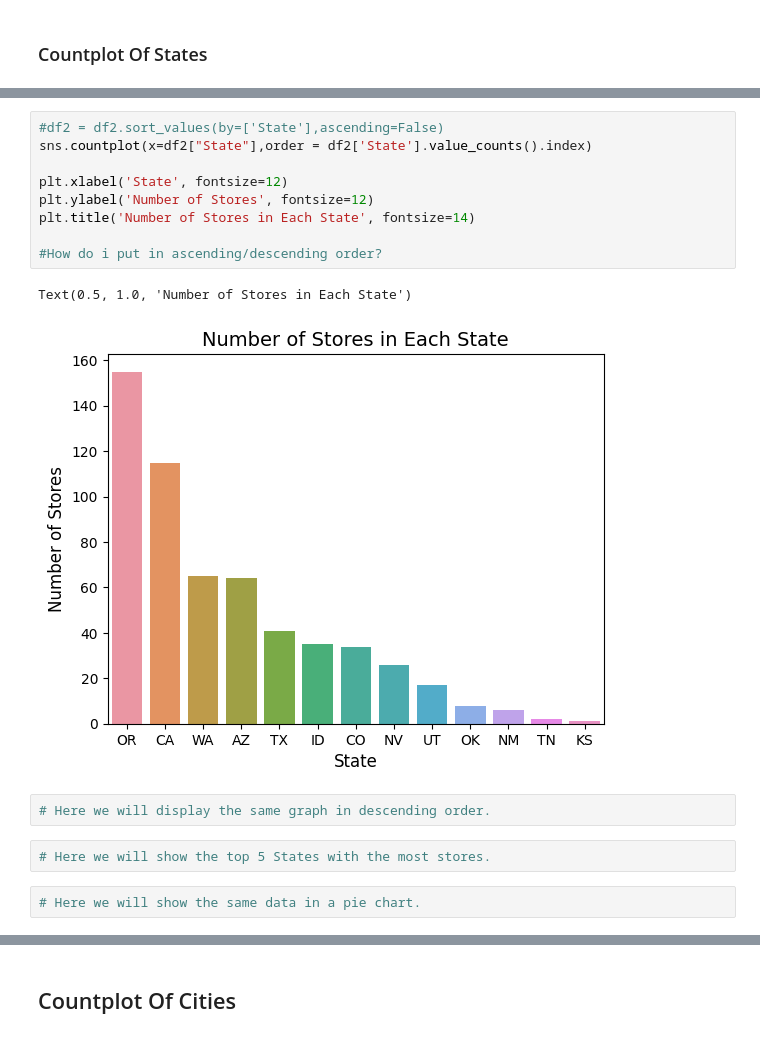
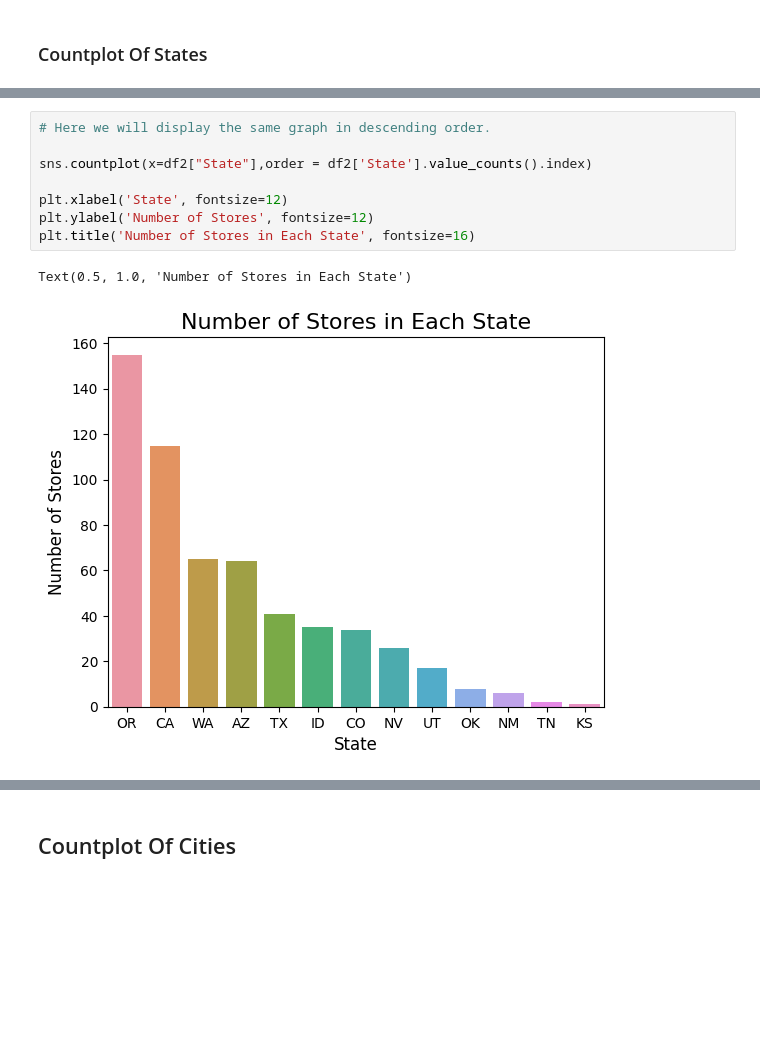
Before and after one commit to jake-trinder/dutch-bro-data-analysis, a Jupyter notebook: Dutch_Bros_Location_Heatmap.ipynb, the cells around one changed output, grey strips where cells are left out. Saved outputs shown, nothing was run; the diff lists cells and outputs as text; blank space fills up the shorter version.

```diff
--- a/Dutch_Bros_Location_Heatmap.ipynb
+++ b/Dutch_Bros_Location_Heatmap.ipynb
@@ -225,18 +230,11 @@ array(['Flagstaff', 'Bullhead City', 'Kingman', 'Prescott Valley',
 # %%
-#df2 = df2.sort_values(by=['State'],ascending=False)
+# Here we will display the same graph in descending order.
+
 sns.countplot(x=df2["State"],order = df2['State'].value_counts().index)
 
 plt.xlabel('State', fontsize=12)
 plt.ylabel('Number of Stores', fontsize=12)
-plt.title('Number of Stores in Each State', fontsize=14)
-
-#How do i put in ascending/descending order?
+plt.title('Number of Stores in Each State', fontsize=16)
 # %% [output]
 Text(0.5, 1.0, 'Number of Stores in Each State')
-[figure, old version]
+[figure, new version]
-# %%
-# Here we will display the same graph in descending order.
-# %%
-# Here we will show the top 5 States with the most stores.
-# %%
-# Here we will show the same data in a pie chart.
```
Also changed, not shown: parts of 21 cells of this notebook.
